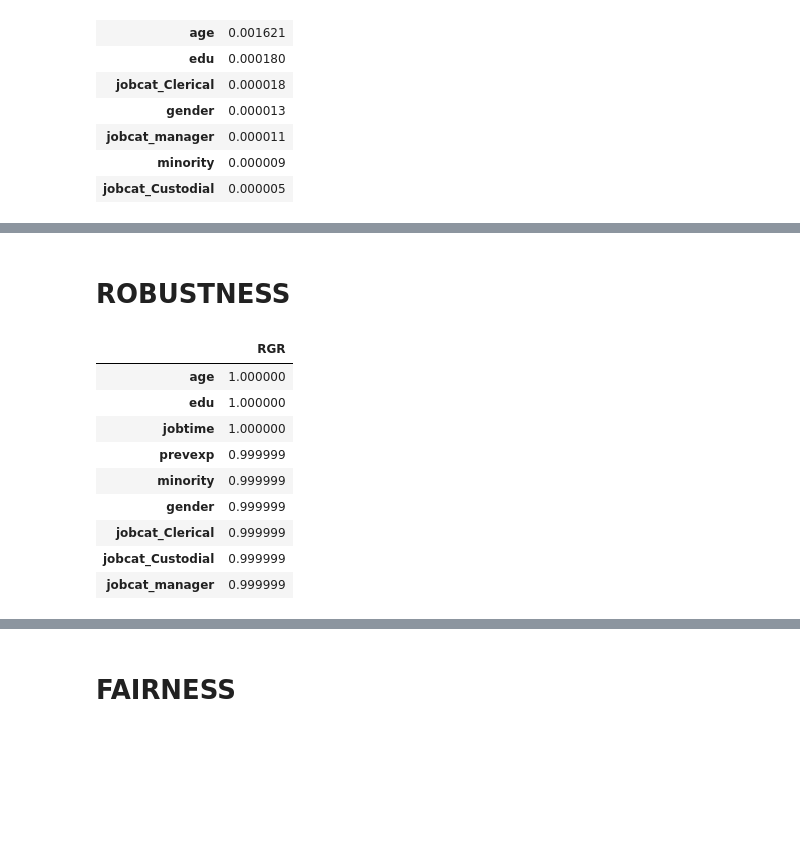
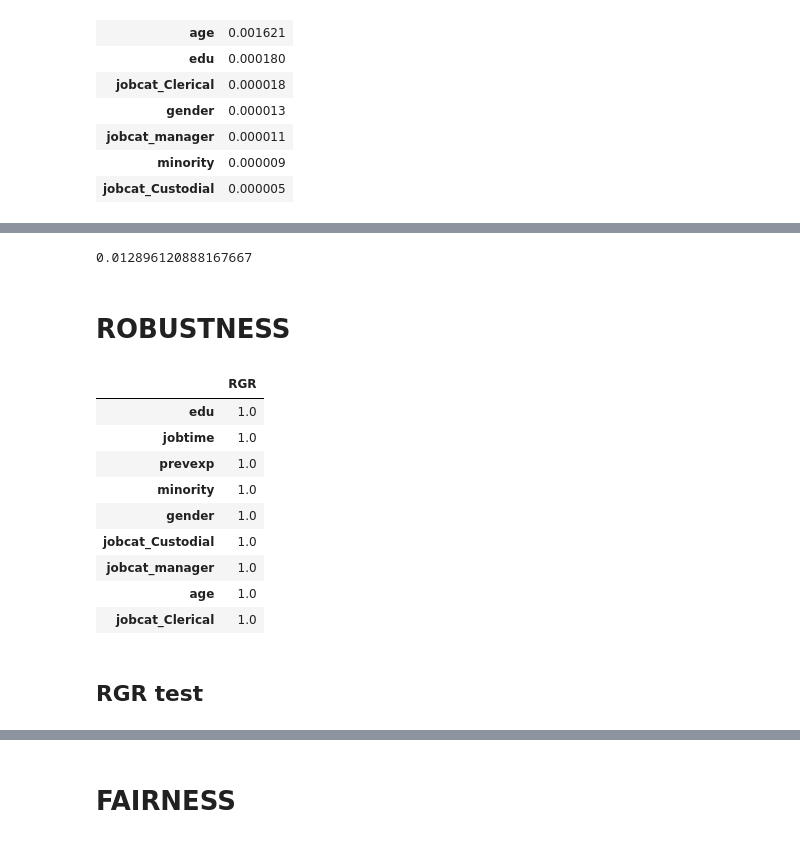
Before and after one commit to GolnooshBabaei/safeaipackage, a Jupyter notebook: examples/Employee_regression.ipynb, the cells around one changed output, grey strips where cells are left out. Cells and saved outputs as stored; diff of their text form; code cells hidden in the pictures; blank space fills up the shorter version.

Commit message:
Change perturbation in rgr

```diff
--- a/examples/Employee_regression.ipynb
+++ b/examples/Employee_regression.ipynb
@@ -178,0 +138,4 @@ test_data.to_excel("D:/files/research_activities/ORGANIZED_FILES/software_paper/
+# %%
+def _delta_function(data, func):
+        result = (func(data.iloc[:,0], data.iloc[:,2]))-(func(data.iloc[:,0], data.iloc[:,1]))
+        return result
@@ -183,7 +168,7 @@ for i in xtrain.columns:
     xtest_rm = xtest.drop(i, axis=1)
     model_rm = ann_full.fit(xtrain_rm, ytrain)
     yhat_rm = model_rm.predict(xtest_rm)
-    rga_pvalues.append(check_accuracy.rga_statistic_test(ytest, yhat_rm, ann_predictions_full))
+    rga_pvalues.append(rga_statistic_test(ytest, yhat_rm, yhat))
 print(pd.DataFrame(rga_pvalues, index=xtest.columns, columns=["P_value"]))
 # %% [output]
                    P_value
@@ -215,2 +295,6 @@ check_explainability.rge(xtrain, xtest, ytrain, ytest, ann_full)
+# %%
+rge_statistic_test(yhat, yhat_age)
+# %% [output]
+0.012896120888167667
 # %% [markdown]
 # ROBUSTNESS
@@ -217,13 +303,47 @@ check_explainability.rge(xtrain, xtest, ytrain, ytest, ann_full)
+# %%
+def rgr(xtrain, xtest, ytrain, ytest, model):
+    xtrain = pd.DataFrame(xtrain).reset_index(drop=True)
+    xtest = pd.DataFrame(xtest).reset_index(drop=True)
+    ytrain = pd.DataFrame(ytrain).reset_index(drop=True)
+    ytest = pd.DataFrame(ytest).reset_index(drop=True)
+    model_full = model.fit(xtrain, ytrain)
+    yhat = model_full.predict(xtest)
+    rgr_vals = []
+    for i in range(xtrain.shape[1]):
+        perturbed_xtrain = xtrain.reset_index(drop=True)
+        variable_perturbed = perturbed_xtrain.iloc[:,i]
+        sorted_data = np.sort(variable_perturbed)
+        percentile_5_index = int(np.ceil(0.15 * len(sorted_data)))
+        percentile_95_index = int(np.ceil(0.85 * len(sorted_data)))
+        values_before_5th_percentile = sorted_data[:percentile_5_index]
+        values_after_95th_percentile = sorted_data[percentile_95_index:]
+        vals = [[i, values] for i, values in enumerate(variable_perturbed)]
+        indices = [x[0] for x in sorted(vals, key= lambda item: item[1])]
+        lower_tail = indices[0:10]
+        upper_tail = (indices[-10:])
+        upper_tail = upper_tail[::-1]
+        perturbed_variable = variable_perturbed.copy()
+        for j in range(10):
+            perturbed_variable[lower_tail[j]] = variable_perturbed[upper_tail[j]]
+            perturbed_variable[upper_tail[j]] = variable_perturbed[lower_tail[j]]
+        perturbed_xtrain.iloc[:,i] = perturbed_variable
+        rf_perturbed = model.fit(perturbed_xtrain, ytrain)
+        yhat_pert = rf_perturbed.predict(xtest)
+        rgr_vals.append(rga(yhat, yhat_pert))
+    rgr_df = pd.DataFrame(rgr_vals, index=xtest.columns, columns=["RGR"]).sort_values(by="RGR", ascending=False)
+    return rgr_df
 # %%
-check_robustness.rgr(xtrain, xtest, ytrain, ytest, ann_full, perturbationtimes=2)
+rgr(xtrain, xtest, ytrain, ytest, ann_full)
 # %% [output]
 |  | RGR |
-| age | 1.000000 |
-| edu | 1.000000 |
-| jobtime | 1.000000 |
-| prevexp | 0.999999 |
-| minority | 0.999999 |
-| gender | 0.999999 |
-| jobcat_Clerical | 0.999999 |
-| jobcat_Custodial | 0.999999 |
-| jobcat_manager | 0.999999 |
+| edu | 1.0 |
+| jobtime | 1.0 |
+| prevexp | 1.0 |
+| minority | 1.0 |
+| gender | 1.0 |
+| jobcat_Custodial | 1.0 |
+| jobcat_manager | 1.0 |
+| age | 1.0 |
+| jobcat_Clerical | 1.0 |
+# %% [markdown]
+## RGR test
```
Also changed, not shown: parts of 46 cells of this notebook, 11 other files.
